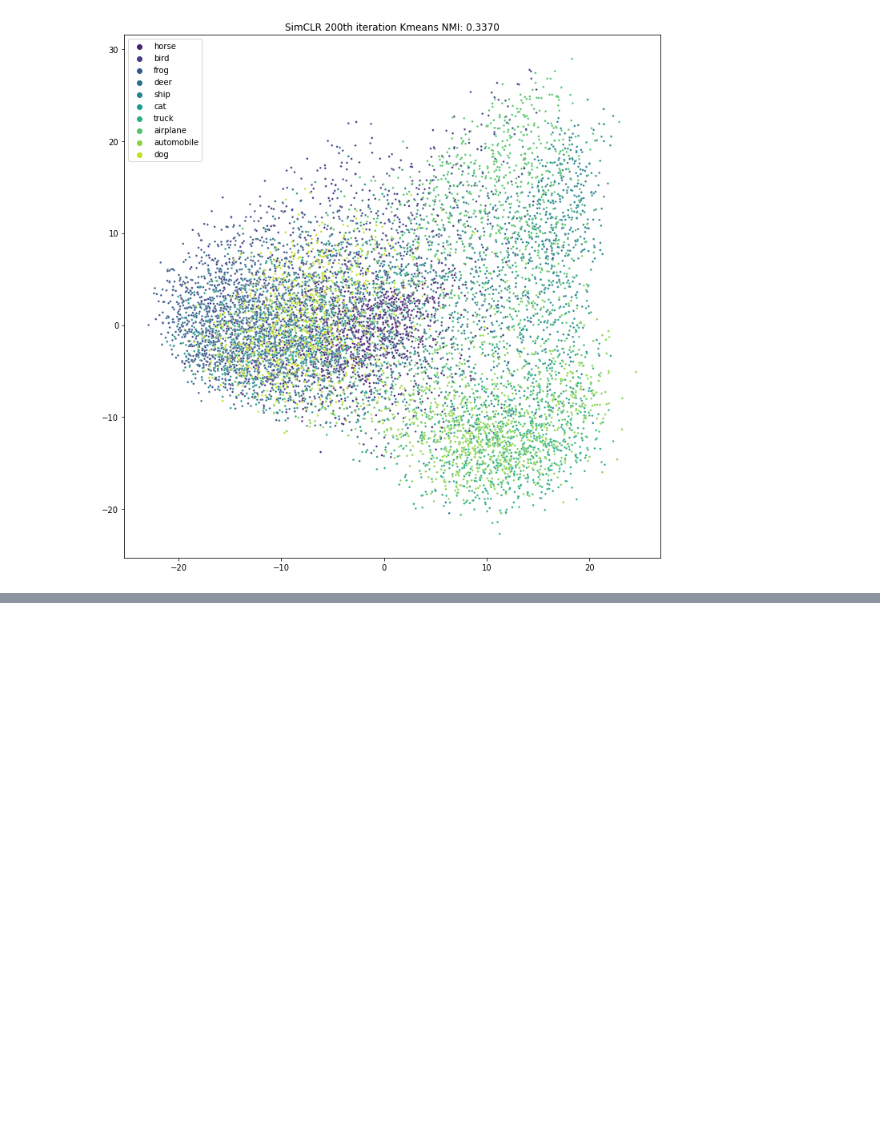
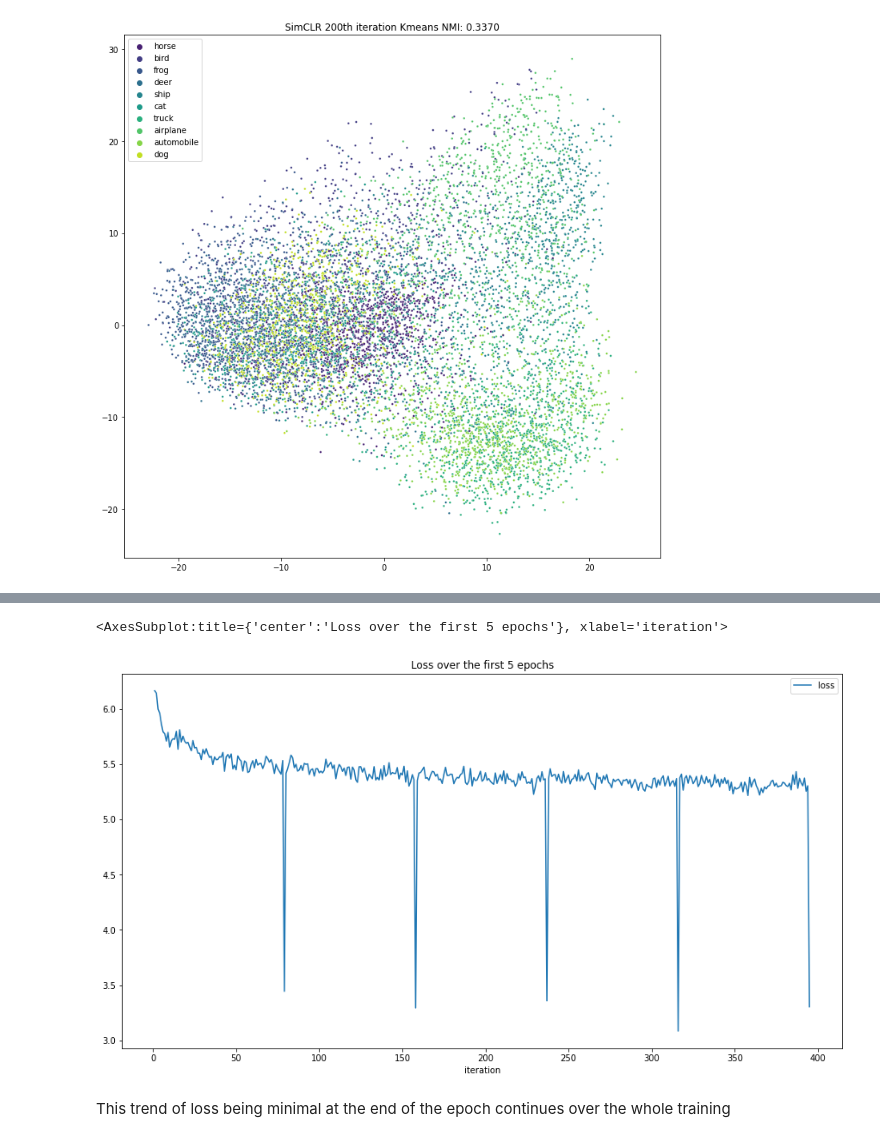
Before and after one commit to AlinaGodun/dcl_b, a Jupyter notebook: DCB Notebook.ipynb, the cells around one changed output, grey strips where cells are left out. Cells and saved outputs as stored; diff of their text form; code cells hidden in the pictures; blank space fills up the shorter version.

```diff
--- a/DCB Notebook.ipynb
+++ b/DCB Notebook.ipynb
@@ -195,0 +230,7 @@ for i in range(3):
+# %%
+iteration[iteration.epoch<5].plot(x='iteration', y='loss', kind='line',figsize=(15,8),title='Loss over the first 5 epochs')
+# %% [output]
+<AxesSubplot:title={'center':'Loss over the first 5 epochs'}, xlabel='iteration'>
+[figure, added]
+# %% [markdown]
+This trend of loss being minimal at the end of the epoch continues over the whole training
```
Also changed, not shown: parts of 9 cells of this notebook, 1 other file.
